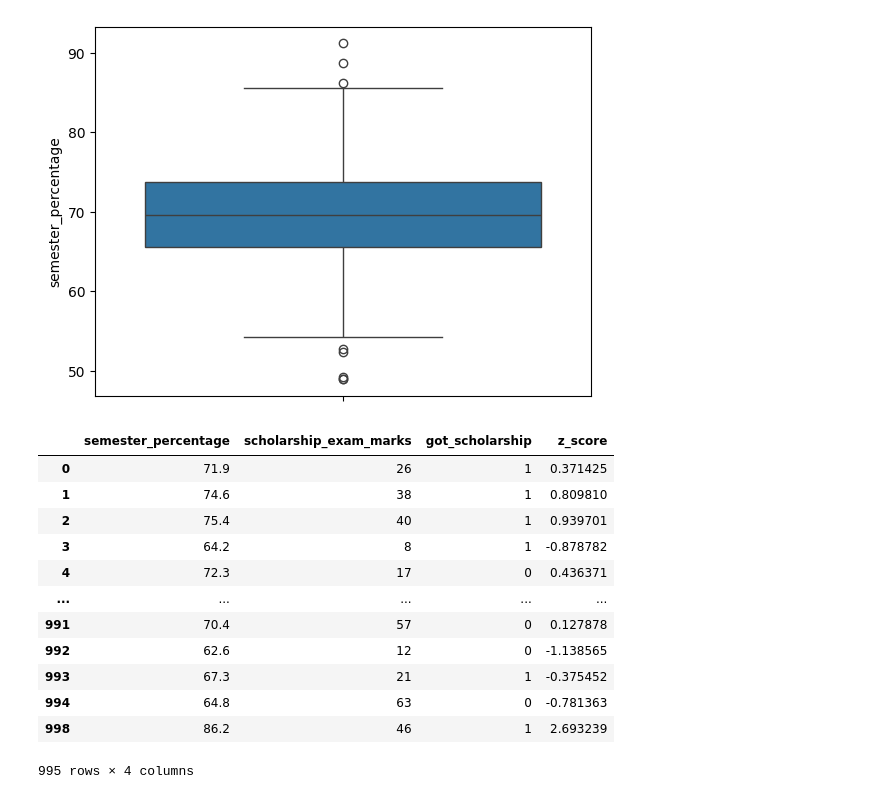
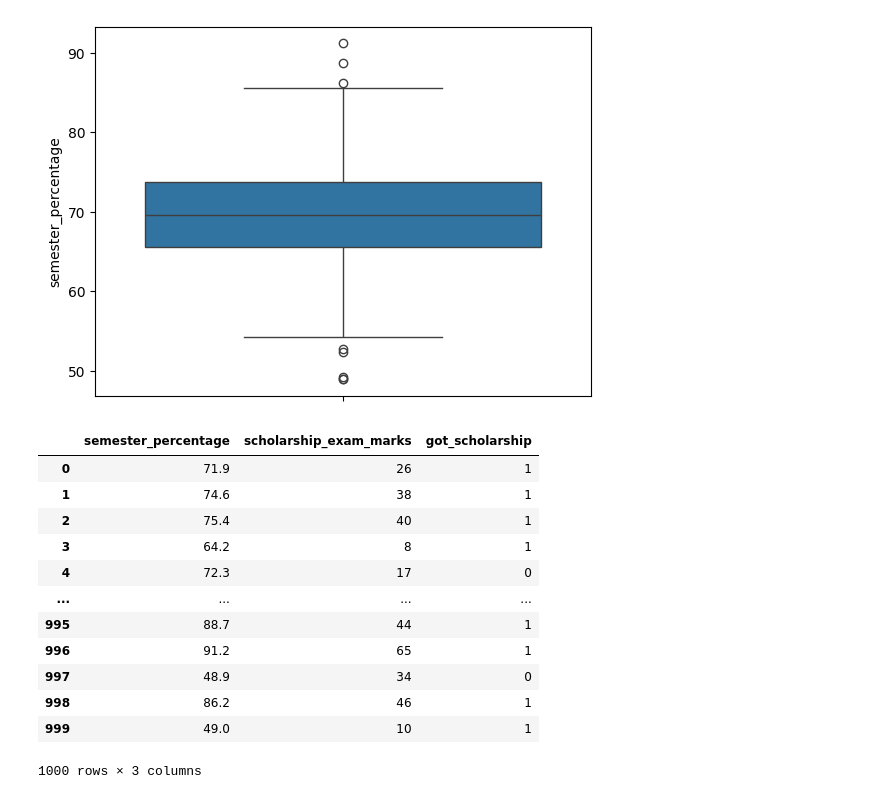
Before and after one commit to 2004harshit/DATA-SCIENCE-AND-ML, a Jupyter notebook: 5_EDA/2_OUTLIER_REMOVAL_USING_Z_SCORE.ipynb, the cells around one changed output. Saved outputs shown, nothing was run; the diff lists cells and outputs as text; code cells hidden in the pictures.

```diff
--- a/5_EDA/2_OUTLIER_REMOVAL_USING_Z_SCORE.ipynb
+++ b/5_EDA/2_OUTLIER_REMOVAL_USING_Z_SCORE.ipynb
@@ -184,19 +184,23 @@ sns.boxplot(df['semester_percentage'])
 # %% [output]
 <Axes: ylabel='semester_percentage'>
 [figure]
-# %%
-df[(df['z_score']<3)&(df['z_score']>-3)]
-# %% [output]
-|  | semester_percentage | scholarship_exam_marks | got_scholarship | z_score |
-| 0 | 71.9 | 26 | 1 | 0.371425 |
-| 1 | 74.6 | 38 | 1 | 0.809810 |
-| 2 | 75.4 | 40 | 1 | 0.939701 |
-| 3 | 64.2 | 8 | 1 | -0.878782 |
-| 4 | 72.3 | 17 | 0 | 0.436371 |
-| ... | ... | ... | ... | ... |
-| 991 | 70.4 | 57 | 0 | 0.127878 |
-| 992 | 62.6 | 12 | 0 | -1.138565 |
-| 993 | 67.3 | 21 | 1 | -0.375452 |
-| 994 | 64.8 | 63 | 0 | -0.781363 |
-| 998 | 86.2 | 46 | 1 | 2.693239 |
-995 rows × 4 columns
+# %%
+result_via_Zscore = pd.DataFrame()
+result_via_Zscore['semester_percentage']=df['semester_percentage']
+result_via_Zscore['scholarship_exam_marks']=df['scholarship_exam_marks']
+result_via_Zscore['got_scholarship']=df['got_scholarship']
+result_via_Zscore
+# %% [output]
+|  | semester_percentage | scholarship_exam_marks | got_scholarship |
+| 0 | 71.9 | 26 | 1 |
+| 1 | 74.6 | 38 | 1 |
+| 2 | 75.4 | 40 | 1 |
+| 3 | 64.2 | 8 | 1 |
+| 4 | 72.3 | 17 | 0 |
+| ... | ... | ... | ... |
+| 995 | 88.7 | 44 | 1 |
+| 996 | 91.2 | 65 | 1 |
+| 997 | 48.9 | 34 | 0 |
+| 998 | 86.2 | 46 | 1 |
+| 999 | 49.0 | 10 | 1 |
+1000 rows × 3 columns
```
Also changed, not shown: parts of 8 cells of this notebook.
